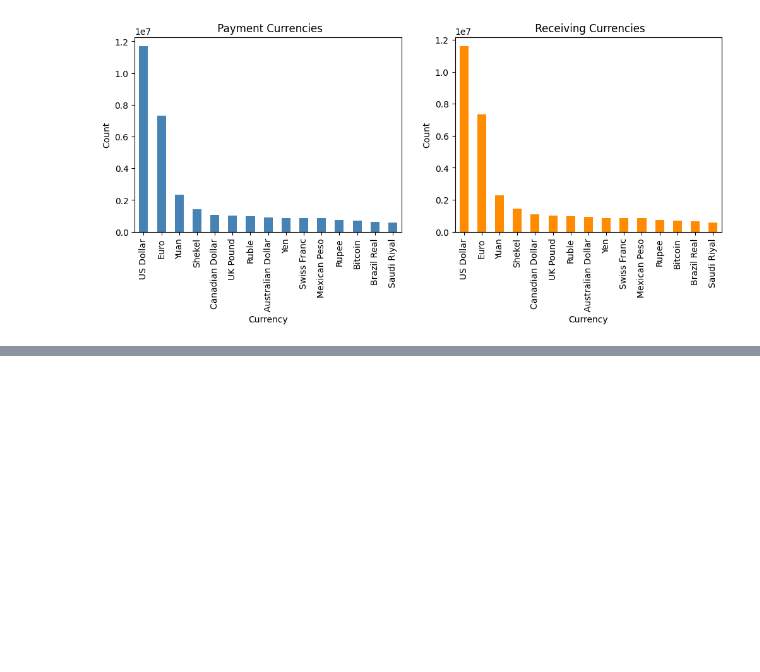
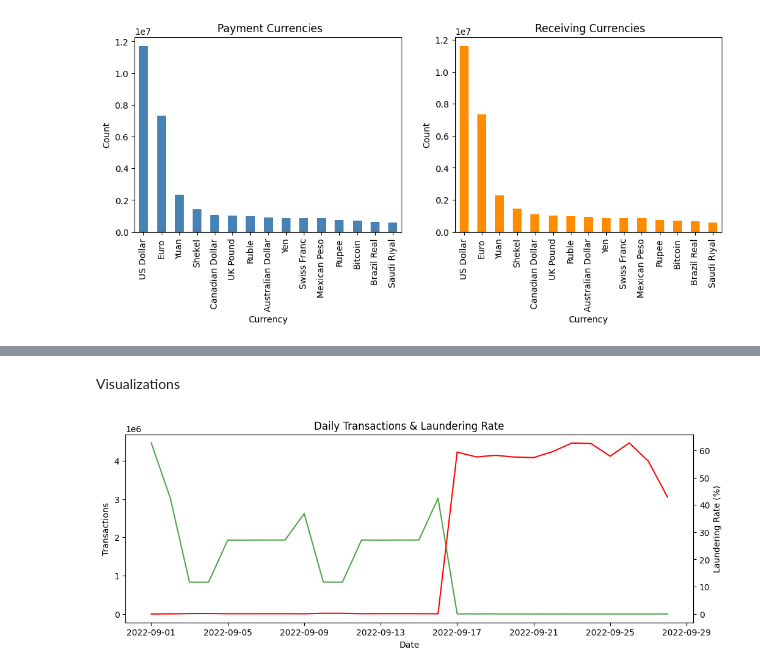
Before and after one commit to DelphinKdl/CUA-MDA-Capstone-BaaS-Risk-Monitoring, a Jupyter notebook: notebooks/01_eda.ipynb, the cells around one changed output, grey strips where cells are left out. Saved outputs shown, nothing was run; the diff lists cells and outputs as text; code cells hidden in the pictures; blank space fills up the shorter version.

```diff
--- a/notebooks/01_eda.ipynb
+++ b/notebooks/01_eda.ipynb
@@ -366,0 +355,6 @@ Class Imbalance: The dataset is highly imbalanced, with less than 0.1% of transa
+# %%
+#Transactions per day
+df['date'] = df['Timestamp'].dt.date
+daily_counts = df.groupby('date').size()
+print("Daily transaction counts (sample):")
+print(daily_counts.head())
@@ -366,0 +370,5 @@ Class Imbalance: The dataset is highly imbalanced, with less than 0.1% of transa
+# %%
+# Laundering rate per day
+daily_laundering = df.groupby('date')['Is Laundering'].mean() * 100
+print("\nDaily laundering rate (%):")
+print(daily_laundering.head())
@@ -366,0 +412,17 @@ Class Imbalance: The dataset is highly imbalanced, with less than 0.1% of transa
+# %% [markdown]
+Visualizations
+# %%
+
+# Daily trends
+fig, ax = plt.subplots(figsize=(12,4))
+daily_counts.plot(ax=ax, color='green', alpha=0.7, label="Transactions")
+daily_laundering.plot(ax=ax, color='red', secondary_y=True, label="Laundering Rate (%)")
+
+ax.set_title("Daily Transactions & Laundering Rate")
+ax.set_xlabel("Date")
+ax.set_ylabel("Transactions")
+ax.right_ax.set_ylabel("Laundering Rate (%)")
+
+plt.show()
+# %% [output]
+[figure, added]
```
Also changed, not shown: parts of 9 cells of this notebook.
